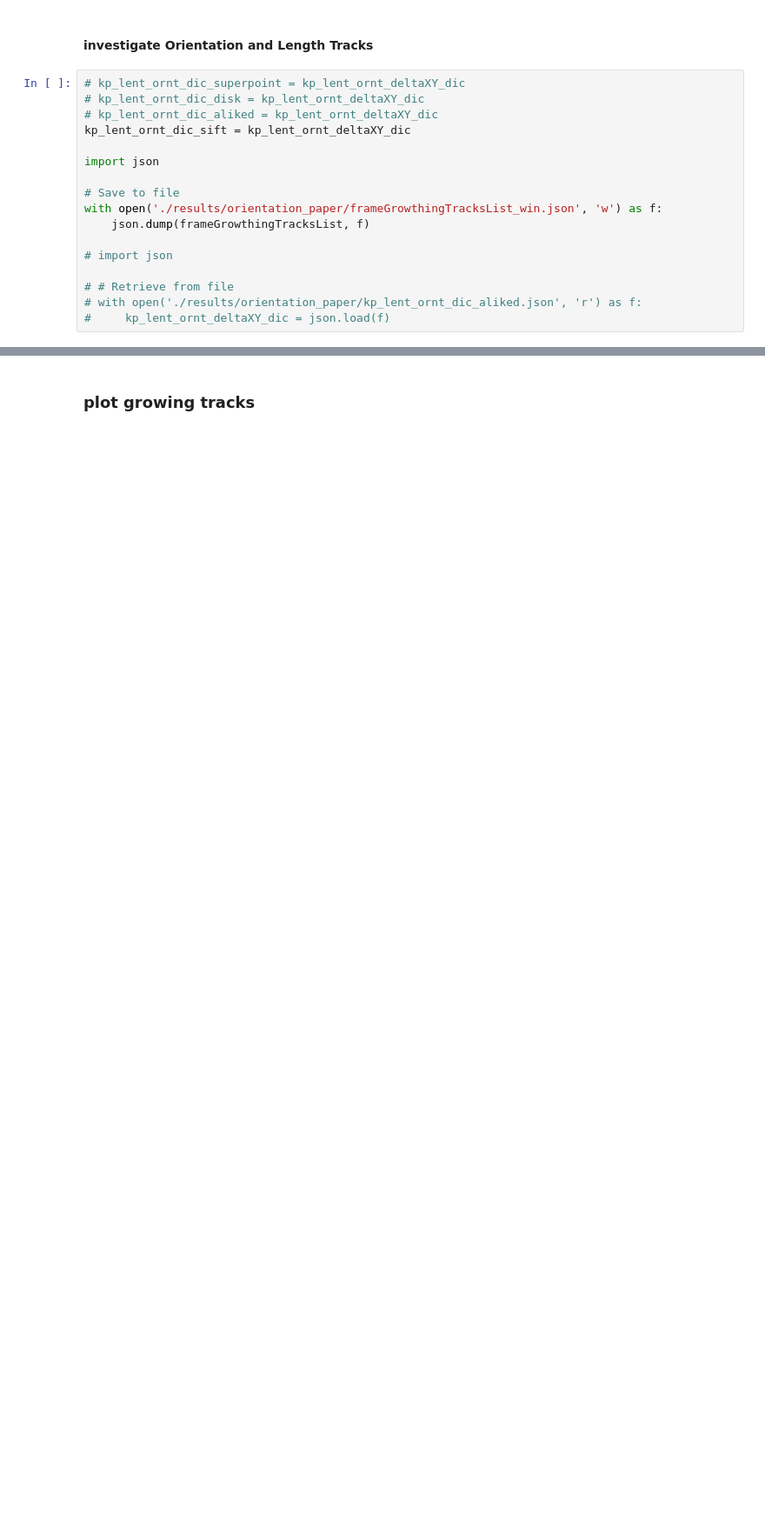
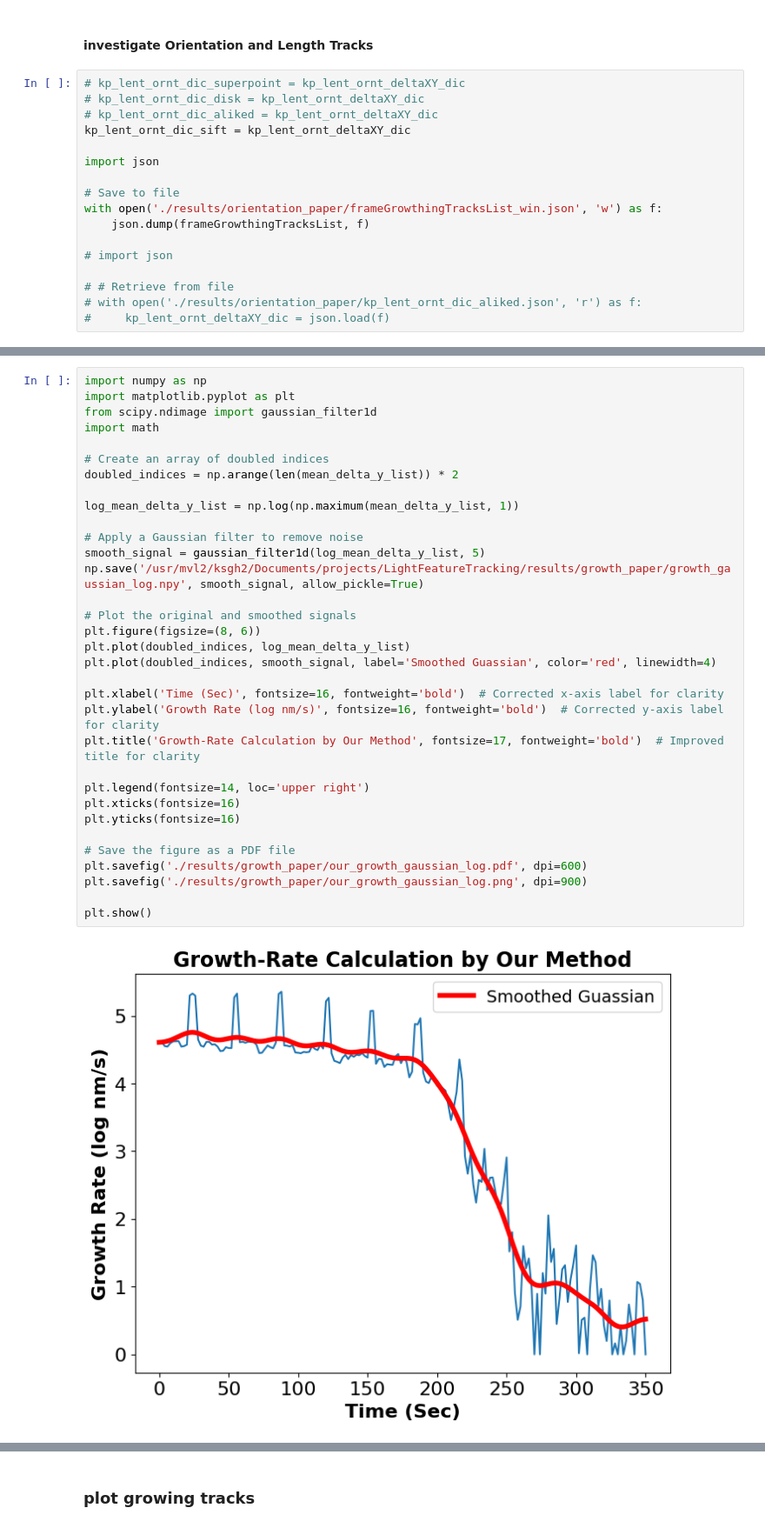
Before and after one commit to kavehsfv/LightFeatureTracking, a Jupyter notebook: Algorithm.ipynb, the cells around one changed output, grey strips where cells are left out. Shown at 87% size. Cells and saved outputs as stored; diff of their text form; blank space fills up the shorter version.

```diff
--- a/Algorithm.ipynb
+++ b/Algorithm.ipynb
@@ -445,0 +408,35 @@ plt.show()
+# %%
+import numpy as np
+import matplotlib.pyplot as plt
+from scipy.ndimage import gaussian_filter1d
+import math
+
+# Create an array of doubled indices
+doubled_indices = np.arange(len(mean_delta_y_list)) * 2
+
+log_mean_delta_y_list = np.log(np.maximum(mean_delta_y_list, 1))
+
+# Apply a Gaussian filter to remove noise
+smooth_signal = gaussian_filter1d(log_mean_delta_y_list, 5)
+np.save('/usr/mvl2/ksgh2/Documents/projects/LightFeatureTracking/results/growth_paper/growth_gaussian_log.npy', smooth_signal, allow_pickle=True)
+
+# Plot the original and smoothed signals
+plt.figure(figsize=(8, 6))
+plt.plot(doubled_indices, log_mean_delta_y_list)
+plt.plot(doubled_indices, smooth_signal, label='Smoothed Guassian', color='red', linewidth=4)
+
+plt.xlabel('Time (Sec)', fontsize=16, fontweight='bold')  # Corrected x-axis label for clarity
+plt.ylabel('Growth Rate (log nm/s)', fontsize=16, fontweight='bold')  # Corrected y-axis label for clarity
+plt.title('Growth-Rate Calculation by Our Method', fontsize=17, fontweight='bold')  # Improved title for clarity
+
+plt.legend(fontsize=14, loc='upper right')
+plt.xticks(fontsize=16)
+plt.yticks(fontsize=16)
+
+# Save the figure as a PDF file
+plt.savefig('./results/growth_paper/our_growth_gaussian_log.pdf', dpi=600)
+plt.savefig('./results/growth_paper/our_growth_gaussian_log.png', dpi=900)
+
+plt.show()
+# %% [output]
+[figure, added]
```
Also changed, not shown: parts of 16 cells of this notebook, 1 other file.
